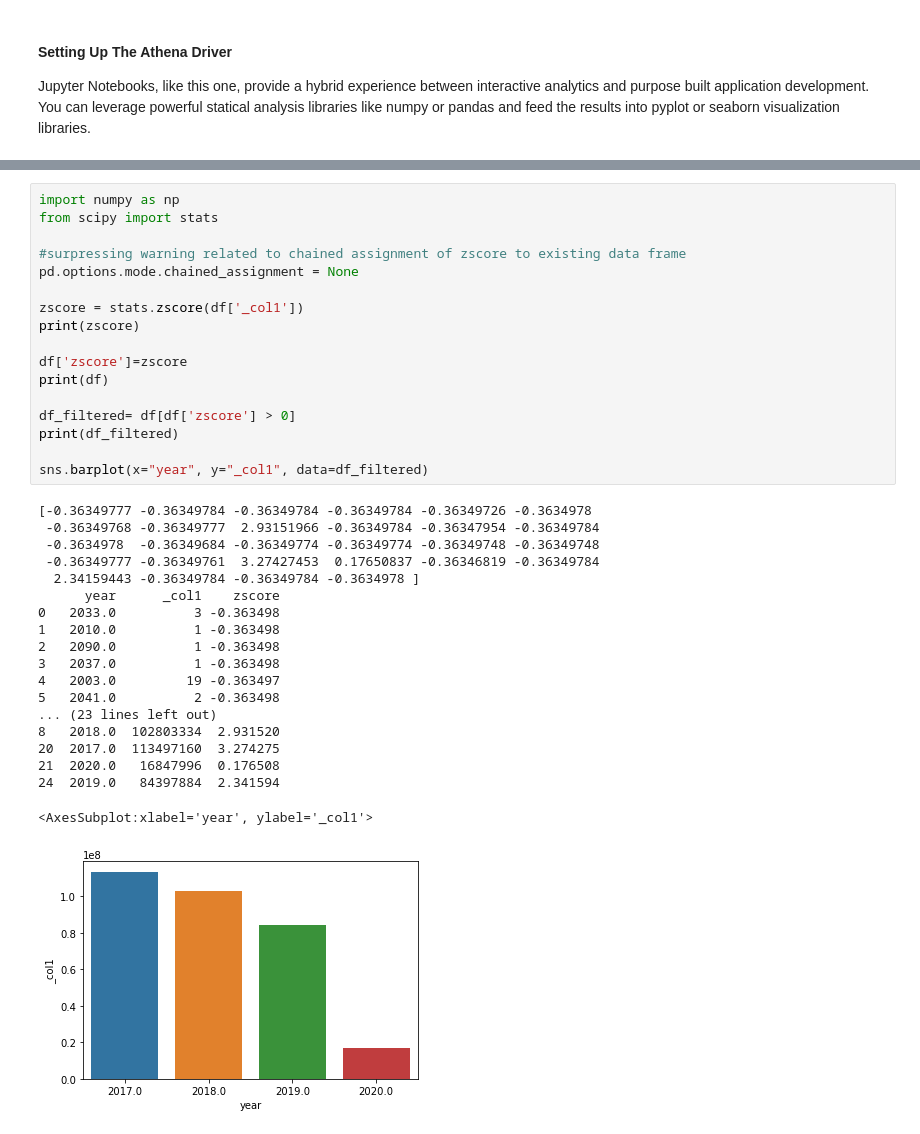
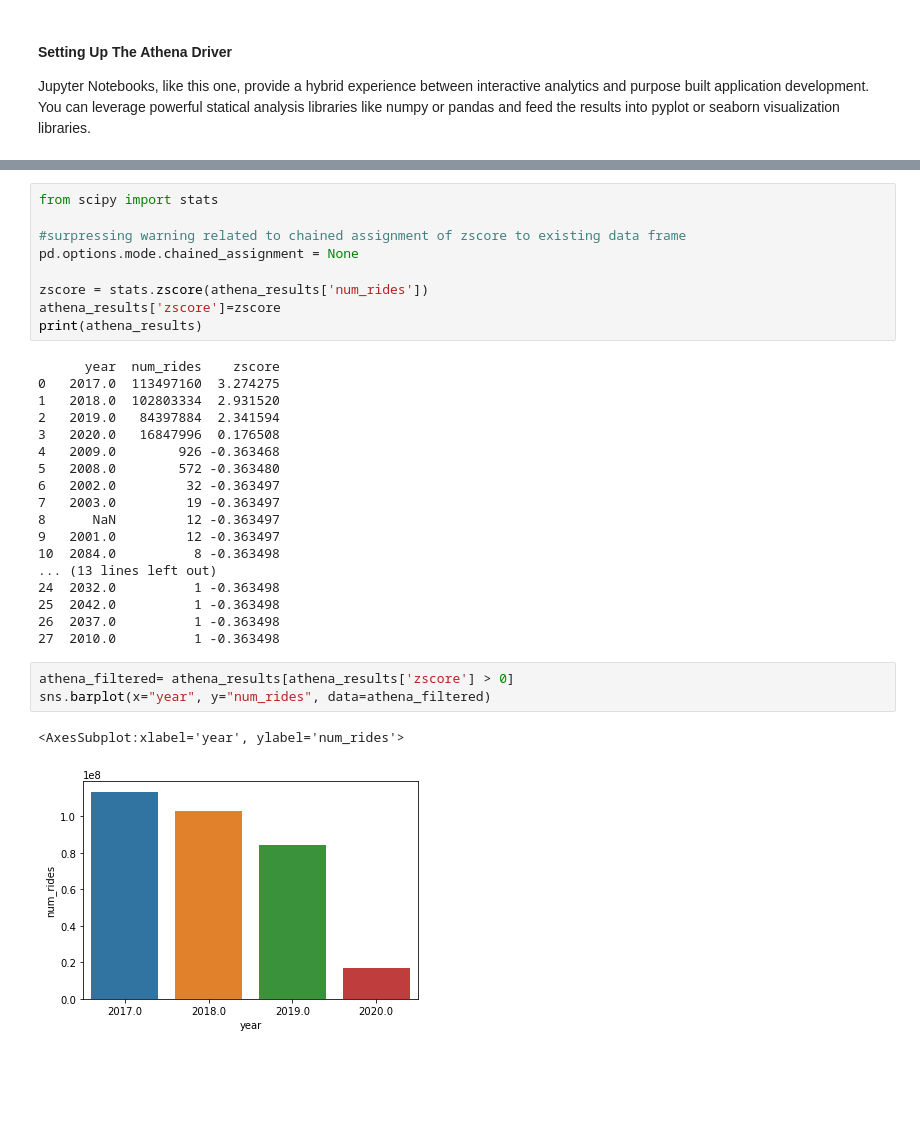
Before and after one commit to PacktPublishing/Serverless-Analytics-with-Amazon-Athena, a Jupyter notebook: chapter_7/packt_serverless_analytics_chatper_7.ipynb, the cells around one changed output, grey strips where cells are left out. Drawn from its saved outputs; the diff is of its cells as text; blank space fills up the shorter version.

```diff
--- a/chapter_7/packt_serverless_analytics_chatper_7.ipynb
+++ b/chapter_7/packt_serverless_analytics_chatper_7.ipynb
@@ -47,38 +41,34 @@ sns.barplot(x="year", y="_col1", data=df)
 # %%
-import numpy as np
 from scipy import stats
 
 #surpressing warning related to chained assignment of zscore to existing data frame
 pd.options.mode.chained_assignment = None
 
-zscore = stats.zscore(df['_col1'])
-print(zscore)
-
-df['zscore']=zscore
-print(df)
-
-df_filtered= df[df['zscore'] > 0]
-print(df_filtered)
-
-sns.barplot(x="year", y="_col1", data=df_filtered)
+zscore = stats.zscore(athena_results['num_rides'])
+athena_results['zscore']=zscore
+print(athena_results)
 # %% [output]
-[-0.36349777 -0.36349784 -0.36349784 -0.36349784 -0.36349726 -0.3634978
- -0.36349768 -0.36349777  2.93151966 -0.36349784 -0.36347954 -0.36349784
- -0.3634978  -0.36349684 -0.36349774 -0.36349774 -0.36349748 -0.36349748
- -0.36349777 -0.36349761  3.27427453  0.17650837 -0.36346819 -0.36349784
-  2.34159443 -0.36349784 -0.36349784 -0.3634978 ]
-      year      _col1    zscore
-0   2033.0          3 -0.363498
-1   2010.0          1 -0.363498
-2   2090.0          1 -0.363498
-3   2037.0          1 -0.363498
-4   2003.0         19 -0.363497
-5   2041.0          2 -0.363498
-... (23 lines left out)
-8   2018.0  102803334  2.931520
-20  2017.0  113497160  3.274275
-21  2020.0   16847996  0.176508
-24  2019.0   84397884  2.341594
+      year  num_rides    zscore
+0   2017.0  113497160  3.274275
+1   2018.0  102803334  2.931520
+2   2019.0   84397884  2.341594
+3   2020.0   16847996  0.176508
+4   2009.0        926 -0.363468
+5   2008.0        572 -0.363480
+6   2002.0         32 -0.363497
+7   2003.0         19 -0.363497
+8      NaN         12 -0.363497
+9   2001.0         12 -0.363497
+10  2084.0          8 -0.363498
+... (13 lines left out)
+24  2032.0          1 -0.363498
+25  2042.0          1 -0.363498
+26  2037.0          1 -0.363498
+27  2010.0          1 -0.363498
-<AxesSubplot:xlabel='year', ylabel='_col1'>
-[figure, removed]
+# %%
+athena_filtered= athena_results[athena_results['zscore'] > 0]
+sns.barplot(x="year", y="num_rides", data=athena_filtered)
+# %% [output]
+<AxesSubplot:xlabel='year', ylabel='num_rides'>
+[figure, added]
 # %%
```
Also changed, not shown: parts of 8 cells of this notebook, 6 other files.
